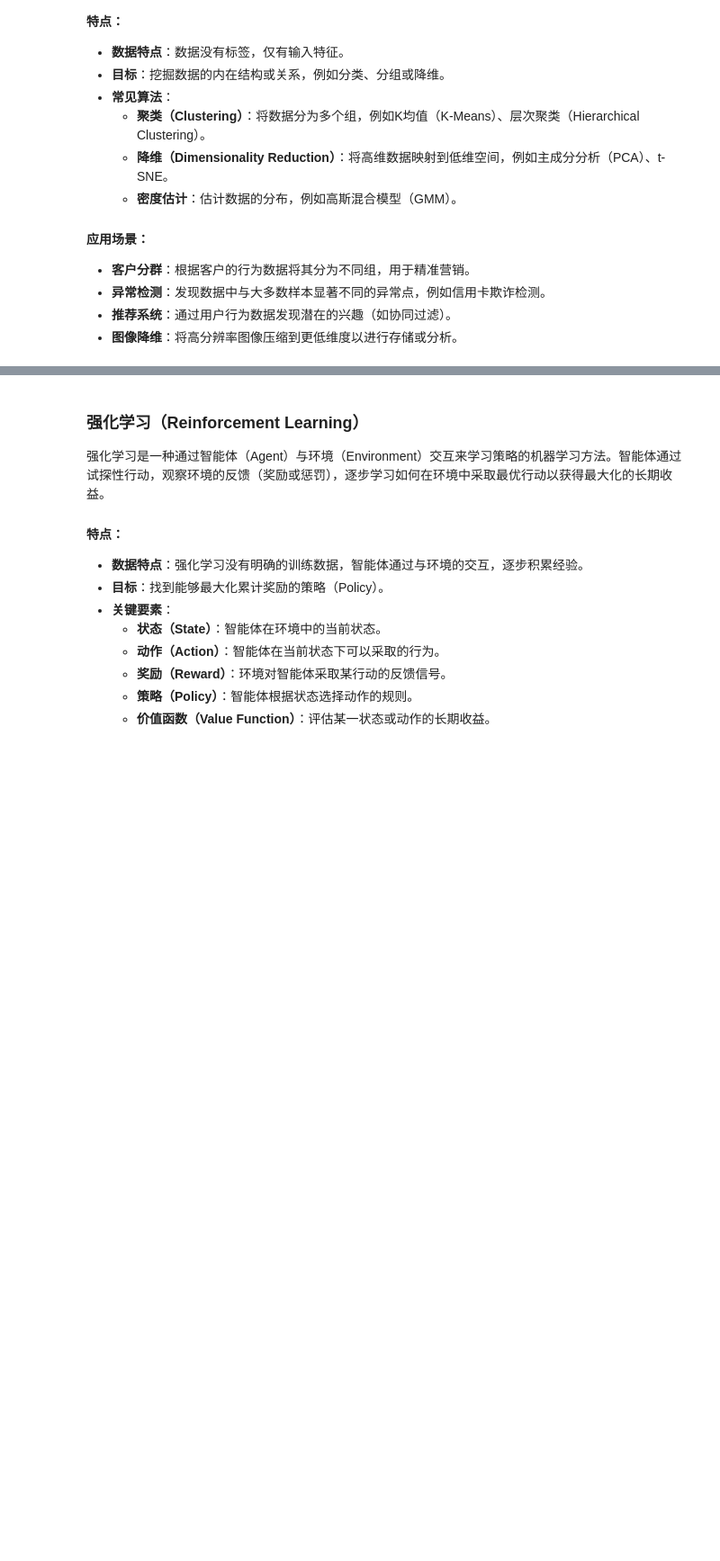
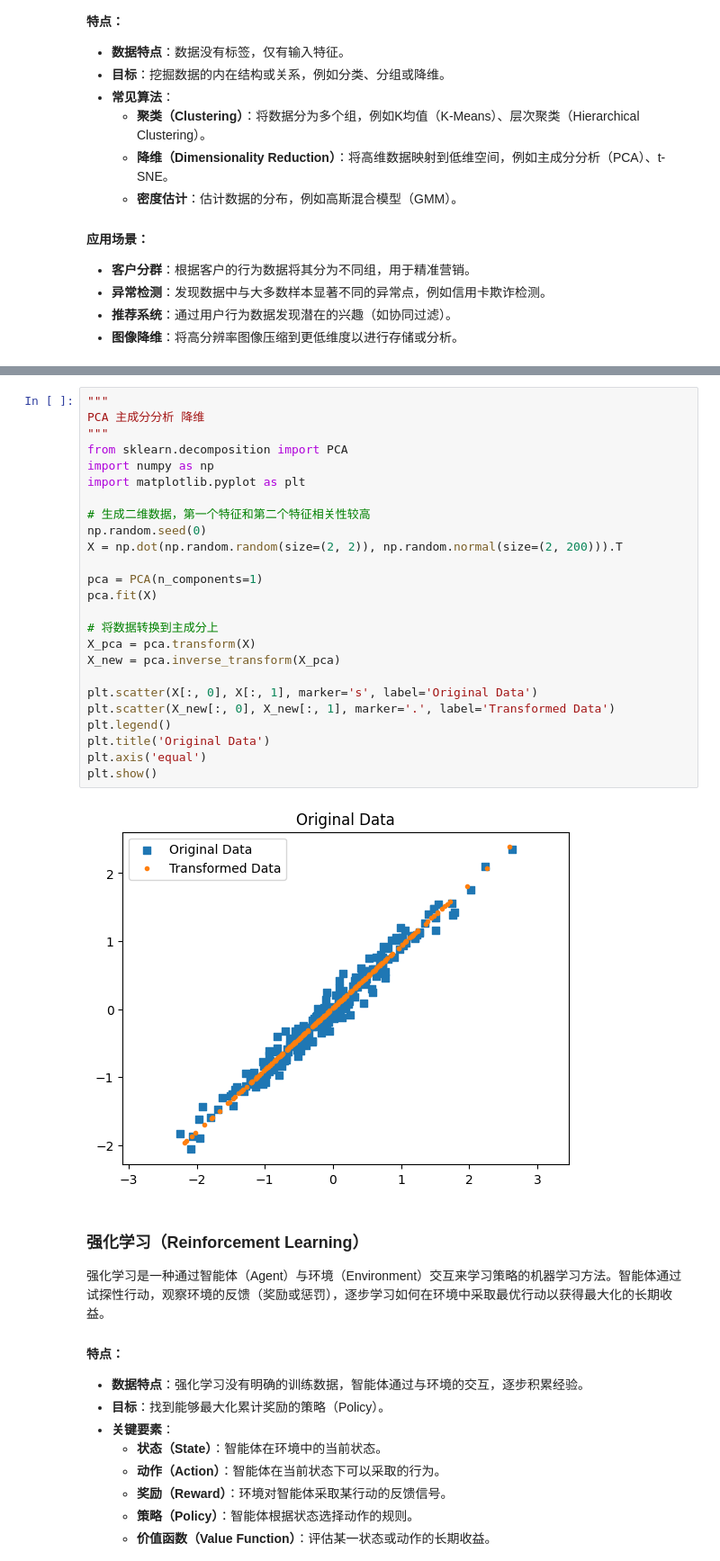
Before and after one commit to qu-jiagang/AI-CFD-COURSE, a Jupyter notebook: 1_MachineLearning.ipynb, the cells around one changed output, grey strips where cells are left out. Shown: that part at 90% size. Saved outputs shown, nothing was run; the diff lists cells and outputs as text; blank space fills up the shorter version.

```diff
--- a/1_MachineLearning.ipynb
+++ b/1_MachineLearning.ipynb
@@ -120,3 +149,30 @@ print("聚类中心:", centers)
+# %%
+"""
+PCA 主成分分析 降维
+"""
+from sklearn.decomposition import PCA
+import numpy as np
+import matplotlib.pyplot as plt
+
+# 生成二维数据，第一个特征和第二个特征相关性较高
+np.random.seed(0)
+X = np.dot(np.random.random(size=(2, 2)), np.random.normal(size=(2, 200))).T
+
+pca = PCA(n_components=1)
+pca.fit(X)
+
+# 将数据转换到主成分上
+X_pca = pca.transform(X)
+X_new = pca.inverse_transform(X_pca)
+
+plt.scatter(X[:, 0], X[:, 1], marker='s', label='Original Data')
+plt.scatter(X_new[:, 0], X_new[:, 1], marker='.', label='Transformed Data')
+plt.legend()
+plt.title('Original Data')
+plt.axis('equal')
+plt.show()
+# %% [output]
+[figure, added]
 # %% [markdown]
 
 ### 强化学习（Reinforcement Learning）
```
Also changed, not shown: parts of 12 cells of this notebook, 12 other files.
